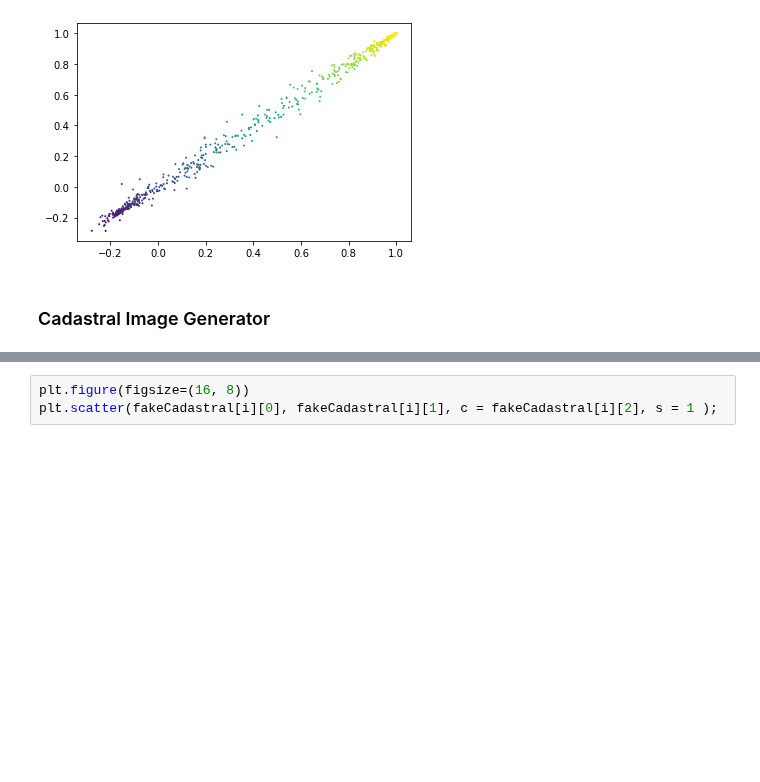
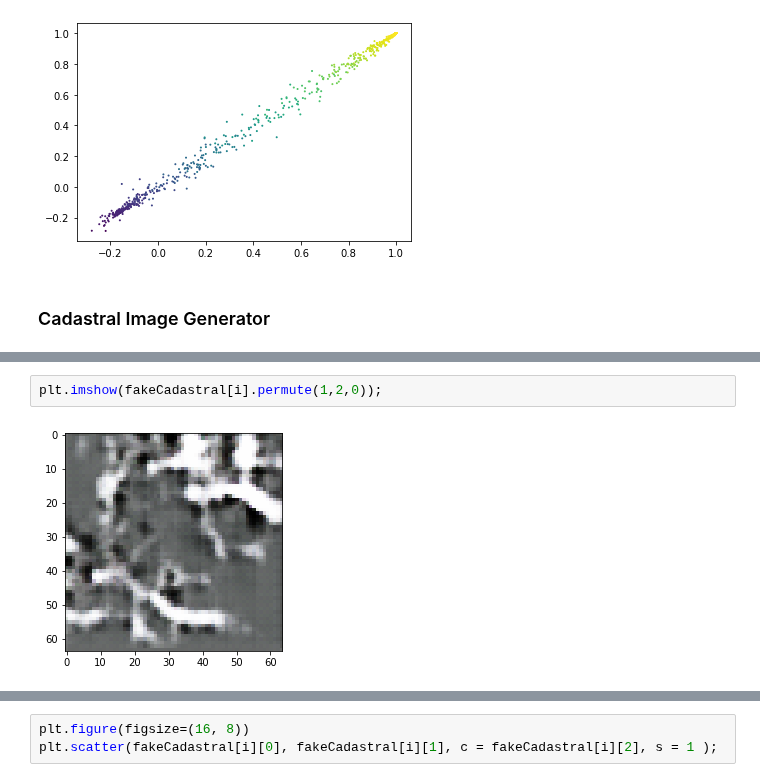
Before and after one commit to neithangurthang/SyntheticCities, a Jupyter notebook: notebooks/05 FakeCityGenerator.ipynb, the cells around one changed output, grey strips where cells are left out. Cells and saved outputs as stored; diff of their text form; blank space fills up the shorter version.

```diff
--- a/notebooks/05 FakeCityGenerator.ipynb
+++ b/notebooks/05 FakeCityGenerator.ipynb
@@ -145,0 +146,4 @@ plt.imshow(normalizeRGB(fakeCadastral[i]).permute(1,2,0));
+# %%
+plt.imshow(fakeCadastral[i].permute(1,2,0));
+# %% [output]
+[figure, added]
```
Also changed, not shown: parts of 7 cells of this notebook, 2 other files.
